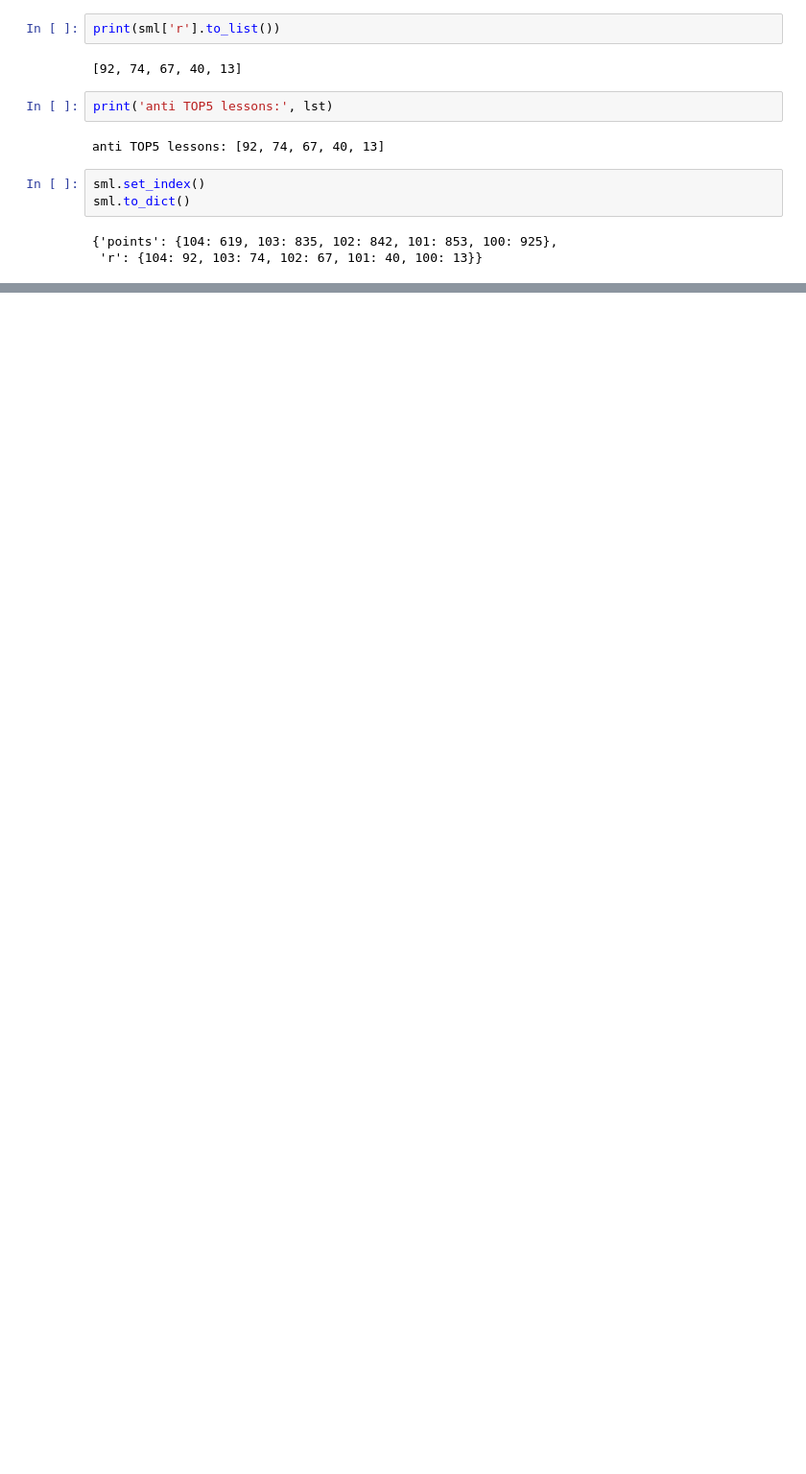
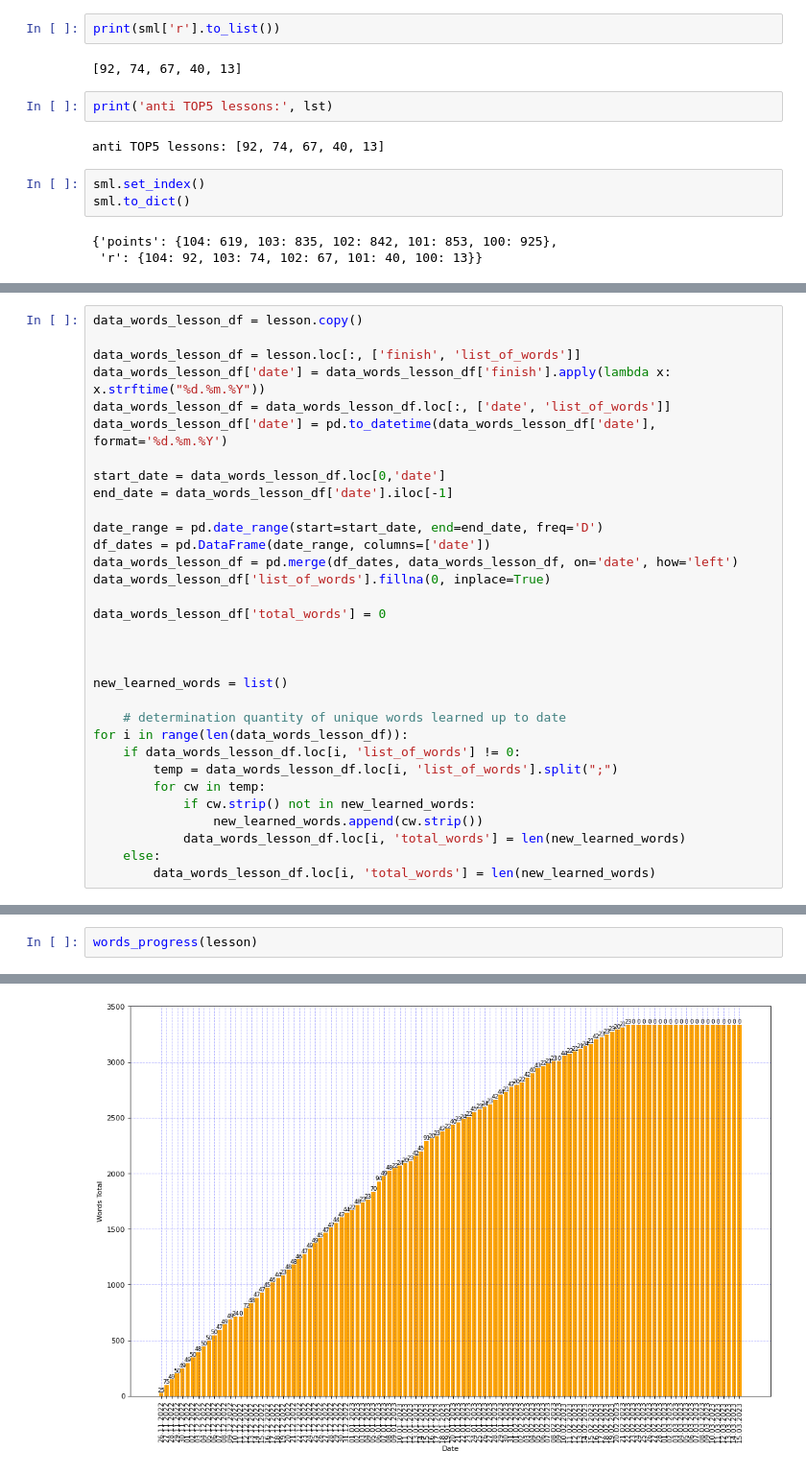
Before and after one commit to alexey198631/hobby_dutch_project, a Jupyter notebook: additional/for_testing.ipynb, the cells around one changed output, grey strips where cells are left out. Shown at 96% size. Cells and saved outputs as stored; diff of their text form; blank space fills up the shorter version.

```diff
--- a/additional/for_testing.ipynb
+++ b/additional/for_testing.ipynb
@@ -340,0 +488,32 @@ lesson
+# %%
+data_words_lesson_df = lesson.copy()
+
+data_words_lesson_df = lesson.loc[:, ['finish', 'list_of_words']]
+data_words_lesson_df['date'] = data_words_lesson_df['finish'].apply(lambda x: x.strftime("%d.%m.%Y"))
+data_words_lesson_df = data_words_lesson_df.loc[:, ['date', 'list_of_words']]
+data_words_lesson_df['date'] = pd.to_datetime(data_words_lesson_df['date'], format='%d.%m.%Y')
+
+start_date = data_words_lesson_df.loc[0,'date']
+end_date = data_words_lesson_df['date'].iloc[-1]
+
+date_range = pd.date_range(start=start_date, end=end_date, freq='D')
+df_dates = pd.DataFrame(date_range, columns=['date'])
+data_words_lesson_df = pd.merge(df_dates, data_words_lesson_df, on='date', how='left')
+data_words_lesson_df['list_of_words'].fillna(0, inplace=True)
+
+data_words_lesson_df['total_words'] = 0
+
+
+
+new_learned_words = list()
+
+    # determination quantity of unique words learned up to date
+for i in range(len(data_words_lesson_df)):
+    if data_words_lesson_df.loc[i, 'list_of_words'] != 0:
+        temp = data_words_lesson_df.loc[i, 'list_of_words'].split(";")
+        for cw in temp:
+            if cw.strip() not in new_learned_words:
+                new_learned_words.append(cw.strip())
+            data_words_lesson_df.loc[i, 'total_words'] = len(new_learned_words)
+    else:
+        data_words_lesson_df.loc[i, 'total_words'] = len(new_learned_words)
@@ -340,0 +623,3 @@ lesson
+# %%
+words_progress(lesson)
+# %% [output]
@@ -340,0 +643 @@ lesson
+[figure, added]
```
Also changed, not shown: parts of 15 cells of this notebook.
